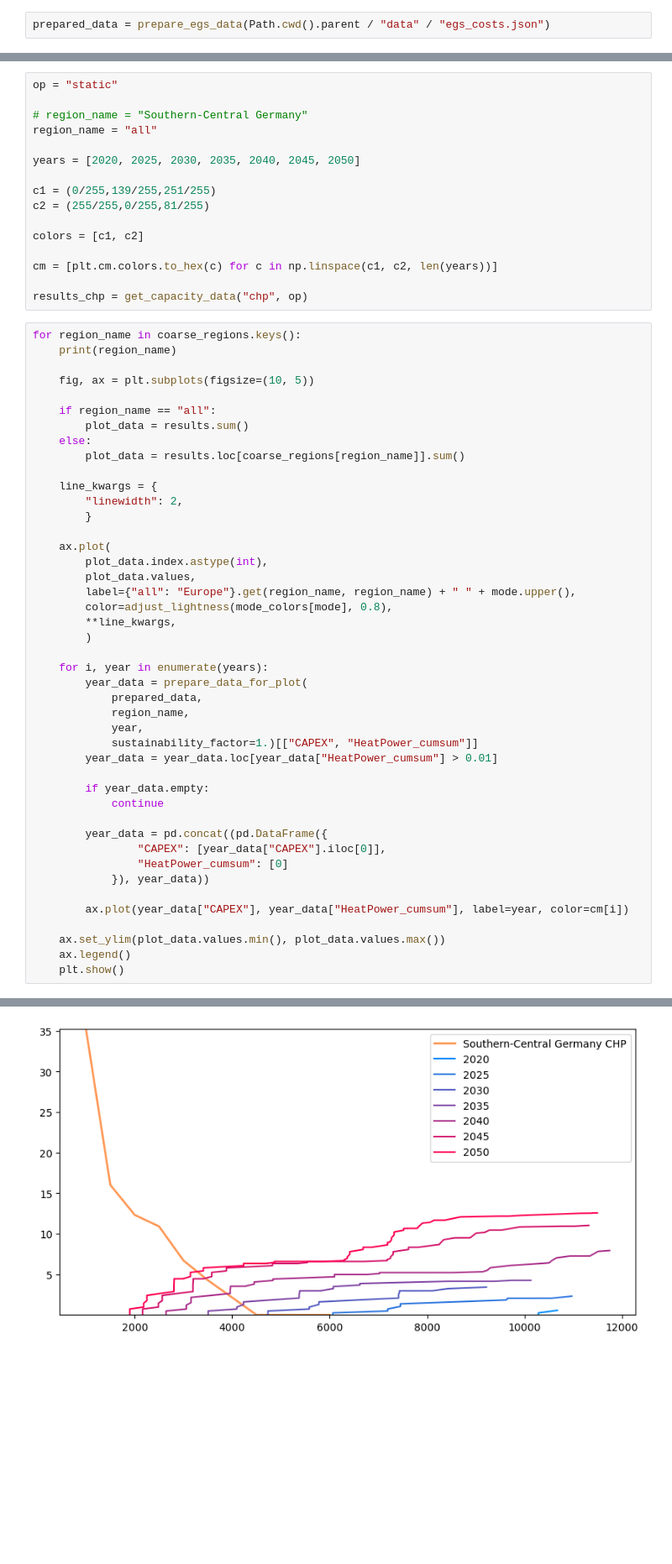
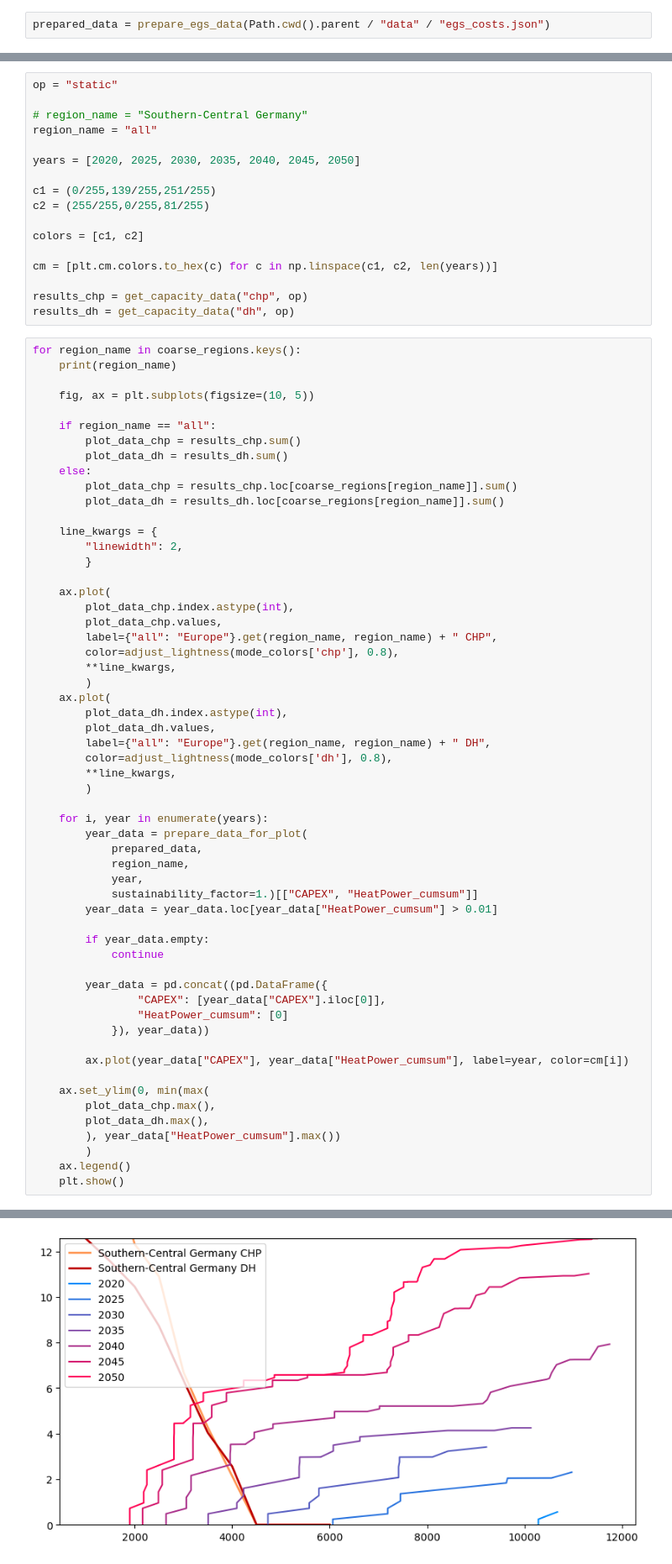
Before and after one commit to LukasFrankenQ/egs_market_integration, a Jupyter notebook: notebooks/supply_demand.ipynb, the cells around one changed output, grey strips where cells are left out. Shown at 84% size. Drawn from its saved outputs; the diff is of its cells as text; blank space fills up the shorter version.

Commit message:
version 1.0 of supply demand plot

```diff
--- a/notebooks/supply_demand.ipynb
+++ b/notebooks/supply_demand.ipynb
@@ -55,6 +55,7 @@ colors = [c1, c2]
 cm = [plt.cm.colors.to_hex(c) for c in np.linspace(c1, c2, len(years))]
 
 results_chp = get_capacity_data("chp", op)
+results_dh = get_capacity_data("dh", op)
 # %%
 for region_name in coarse_regions.keys():
     print(region_name)
@@ -62,44 +63,57 @@ for region_name in coarse_regions.keys():
     fig, ax = plt.subplots(figsize=(10, 5))
 
     if region_name == "all":
-        plot_data = results.sum()
+        plot_data_chp = results_chp.sum()
+        plot_data_dh = results_dh.sum()
     else:
-        plot_data = results.loc[coarse_regions[region_name]].sum()
+        plot_data_chp = results_chp.loc[coarse_regions[region_name]].sum()
+        plot_data_dh = results_dh.loc[coarse_regions[region_name]].sum()
 
     line_kwargs = {
         "linewidth": 2,
         }
 
     ax.plot(
-        plot_data.index.astype(int),
-        plot_data.values,
-        label={"all": "Europe"}.get(region_name, region_name) + " " + mode.upper(),
-        color=adjust_lightness(mode_colors[mode], 0.8),
+        plot_data_chp.index.astype(int),
+        plot_data_chp.values,
+        label={"all": "Europe"}.get(region_name, region_name) + " CHP",
+        color=adjust_lightness(mode_colors['chp'], 0.8),
+        **line_kwargs,
+        )
+    ax.plot(
+        plot_data_dh.index.astype(int),
+        plot_data_dh.values,
+        label={"all": "Europe"}.get(region_name, region_name) + " DH",
+        color=adjust_lightness(mode_colors['dh'], 0.8),
         **line_kwargs,
         )
 
     for i, year in enumerate(years):
         year_data = prepare_data_for_plot(
             prepared_data,
             region_name,
             year,
             sustainability_factor=1.)[["CAPEX", "HeatPower_cumsum"]]
         year_data = year_data.loc[year_data["HeatPower_cumsum"] > 0.01]
 
         if year_data.empty:
             continue
 
         year_data = pd.concat((pd.DataFrame({
                 "CAPEX": [year_data["CAPEX"].iloc[0]],
                 "HeatPower_cumsum": [0]
             }), year_data))
 
         ax.plot(year_data["CAPEX"], year_data["HeatPower_cumsum"], label=year, color=cm[i])
 
-    ax.set_ylim(plot_data.values.min(), plot_data.values.max())
+    ax.set_ylim(0, min(max(
+        plot_data_chp.max(),
+        plot_data_dh.max(),
+        ), year_data["HeatPower_cumsum"].max())
+        )
     ax.legend()
     plt.show()
 # %% [output]
 Southern-Central Germany
-[figure, old version]
+[figure, new version]
 Northern Germany
```
Also changed, not shown: parts of 3 cells of this notebook.
